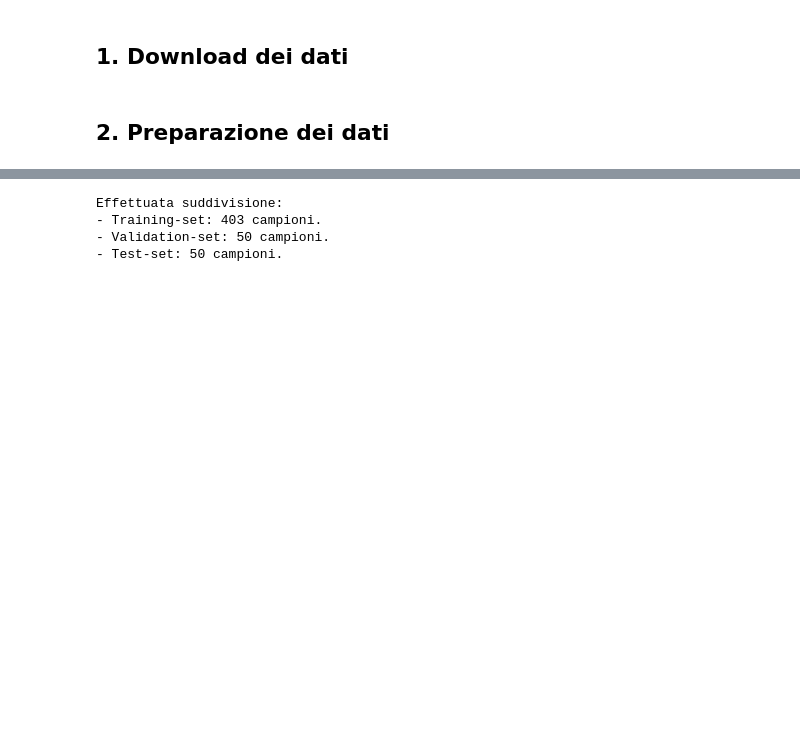
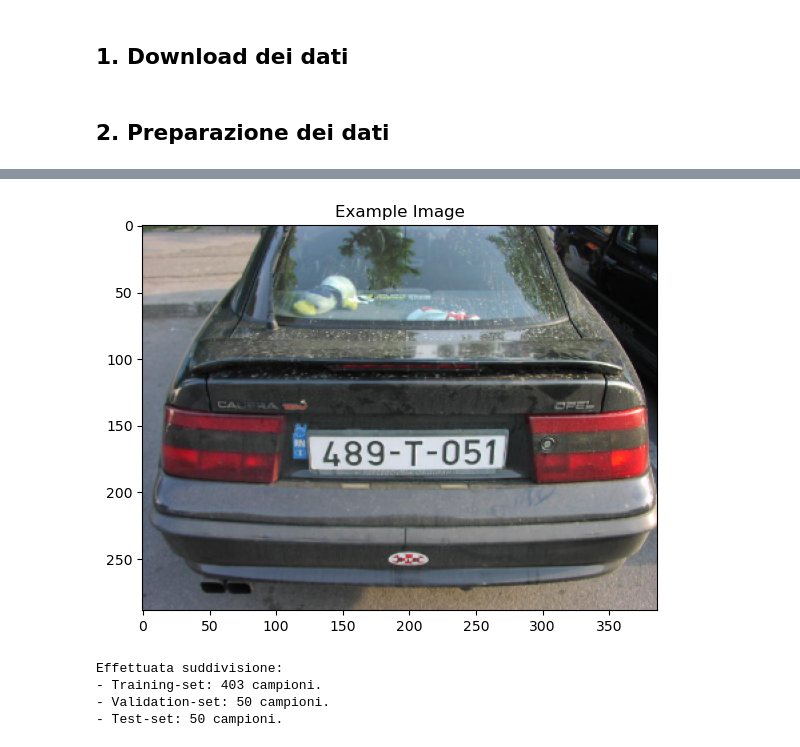
Before and after one commit to Paki64/ESM-SuperResolution, a Jupyter notebook: Notebooks/BaseLine.ipynb, the cells around one changed output, grey strips where cells are left out. Cells and saved outputs as stored; diff of their text form; code cells hidden in the pictures; blank space fills up the shorter version.

```diff
--- a/Notebooks/BaseLine.ipynb
+++ b/Notebooks/BaseLine.ipynb
@@ -36,10 +34,12 @@ for fileName in os.listdir(datasetPath):
 # %%
 # Mostriamo un'immagine
-index = np.random.randint(0,len(imgList))
+randInd = np.random.randint(0,len(imgList))
 plt.figure(figsize=(15,5))
-plt.imshow(imgList[index])
+plt.imshow(imgList[randInd])
 plt.title('Example Image')
 plt.show()
+# %% [output]
+[figure, added]
 # %%
 # Divisione dell'intero dataset in training set, validation set e test set (Circa 80%, 10% e 10%)
 trainSet, valSet, testSet = random_split(imgList, [0.8, 0.1, 0.1])
```
Also changed, not shown: parts of 3 cells of this notebook, 1 other file.
